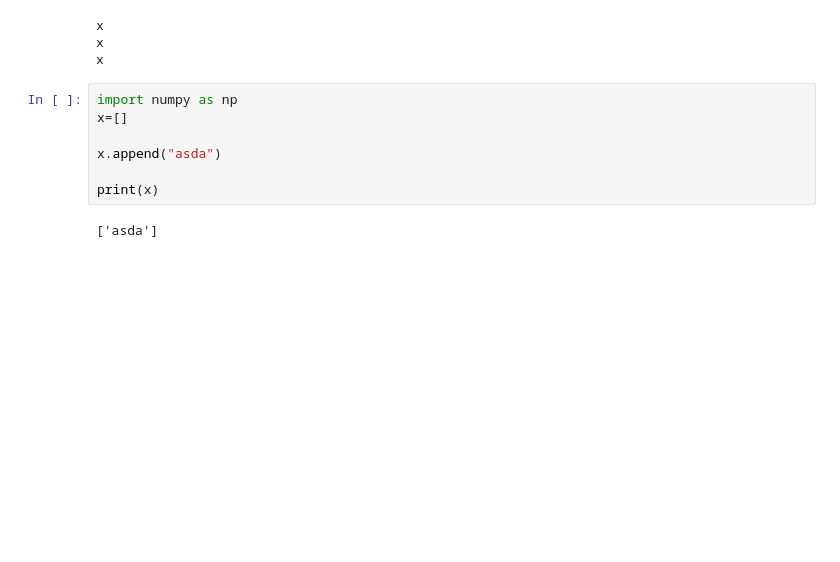
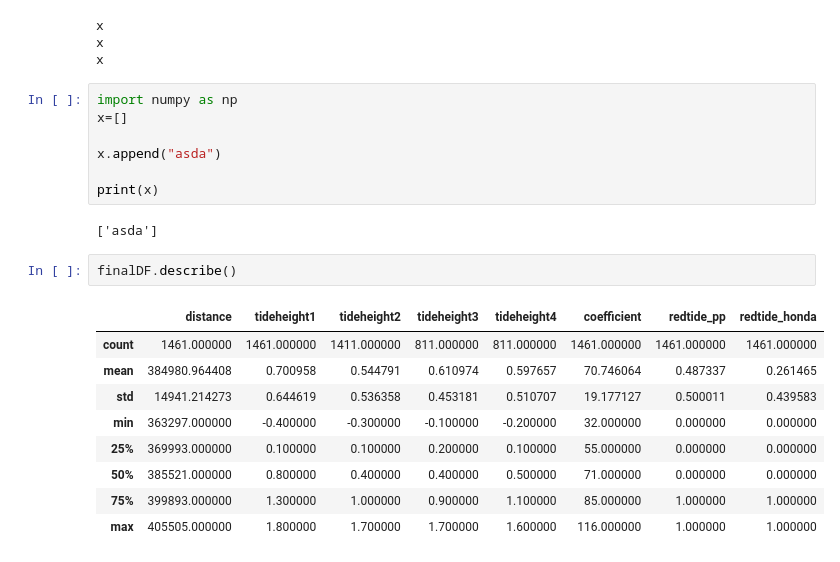
Before and after one commit to rlltj/OpenRefineFinalProject, a Jupyter notebook: OpenRefineMCO2(final).ipynb, the cells around one changed output. Drawn from its saved outputs; the diff is of its cells as text; blank space fills up the shorter version.

```diff
--- a/OpenRefineMCO2(final).ipynb
+++ b/OpenRefineMCO2(final).ipynb
@@ -1608,3 +1584,15 @@ x.append("asda")
 print(x)
 # %% [output]
 ['asda']
+# %%
+finalDF.describe()
+# %% [output]
+|  | distance | tideheight1 | tideheight2 | tideheight3 | tideheight4 | coefficient | redtide_pp | redtide_honda |
+| count | 1461.000000 | 1461.000000 | 1411.000000 | 811.000000 | 811.000000 | 1461.000000 | 1461.000000 | 1461.000000 |
+| mean | 384980.964408 | 0.700958 | 0.544791 | 0.610974 | 0.597657 | 70.746064 | 0.487337 | 0.261465 |
+| std | 14941.214273 | 0.644619 | 0.536358 | 0.453181 | 0.510707 | 19.177127 | 0.500011 | 0.439583 |
+| min | 363297.000000 | -0.400000 | -0.300000 | -0.100000 | -0.200000 | 32.000000 | 0.000000 | 0.000000 |
+| 25% | 369993.000000 | 0.100000 | 0.100000 | 0.200000 | 0.100000 | 55.000000 | 0.000000 | 0.000000 |
+| 50% | 385521.000000 | 0.800000 | 0.400000 | 0.400000 | 0.500000 | 71.000000 | 0.000000 | 0.000000 |
+| 75% | 399893.000000 | 1.300000 | 1.000000 | 0.900000 | 1.100000 | 85.000000 | 1.000000 | 1.000000 |
+| max | 405505.000000 | 1.800000 | 1.700000 | 1.700000 | 1.600000 | 116.000000 | 1.000000 | 1.000000 |
```
Also changed, not shown: parts of 9 cells of this notebook.
